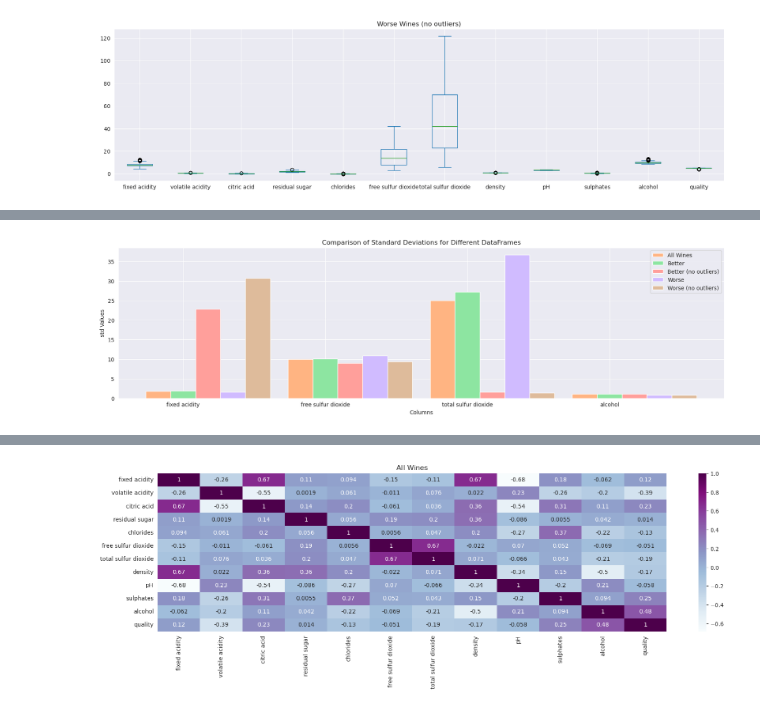
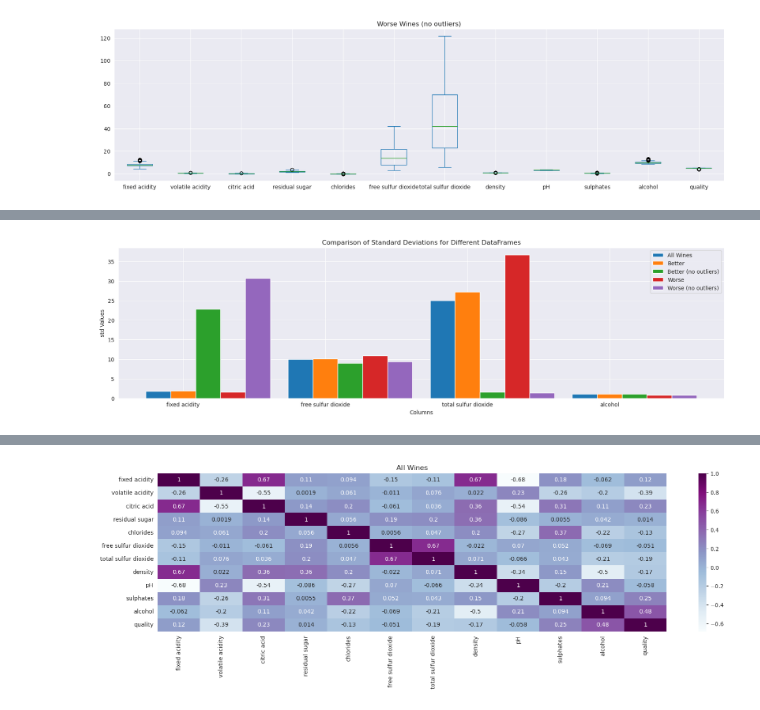
Before and after one commit to mstripling/Data-Analyst, a Jupyter notebook: Wine Quality Analysis/Wine_Quality_Analysis.ipynb, the cells around one changed output, grey strips where cells are left out. Cells and saved outputs as stored; diff of their text form; code cells hidden in the pictures.

```diff
--- a/Wine Quality Analysis/Wine_Quality_Analysis.ipynb
+++ b/Wine Quality Analysis/Wine_Quality_Analysis.ipynb
@@ -177,39 +323,36 @@ std_better = better[columns].std()
 std_worse = worse[columns].std()
 std_better_clean = better_clean[columns].std().sort_values(ascending=False)
 std_worse_clean = worse_clean[columns].std().sort_values(ascending=False)
 
 
 
-
-
-
 # Set the width of each bar
 bar_width = 0.175
 
 # Set the positions of the bars on the x-axis
 x = np.arange(len(columns))
 
 # Plot the bars for each DataFrame
-plt.bar(x - bar_width, std_qual_med, width=bar_width, label='All Wines',color=colors[1])
-plt.bar(x, std_better, width=bar_width, label='Better',color=colors[2])
-plt.bar(x + bar_width, std_better_clean, width=bar_width, label='Better (no outliers)',color=colors[3])
-plt.bar(x + 2 * bar_width, std_worse, width=bar_width, label='Worse',color=colors[4])
-plt.bar(x + 3 * bar_width, std_worse_clean, width=bar_width,label='Worse (no outliers)',color=colors[5])
+plt.bar(x - bar_width, std_qual_med, width=bar_width, label='All Wines')
+plt.bar(x, std_better, width=bar_width, label='Better')
+plt.bar(x + bar_width, std_better_clean, width=bar_width, label='Better (no outliers)')
+plt.bar(x + 2 * bar_width, std_worse, width=bar_width, label='Worse')
+plt.bar(x + 3 * bar_width, std_worse_clean, width=bar_width,label='Worse (no outliers)')
 
 # Set the labels for the x-axis and y-axis
 plt.xlabel('Columns')
 plt.ylabel('std Values')
 
 # Set the title of the graph
 plt.title('Comparison of Standard Deviations for Different DataFrames')
 
 # Set the tick positions and labels on the x-axis
 plt.xticks(x, columns)
 
 # Add a legend
 plt.legend()
 
 # Show the plot
 plt.show()
 # %% [output]
-[figure, old version]
+[figure, new version]
```
Also changed, not shown: parts of 27 cells of this notebook.
